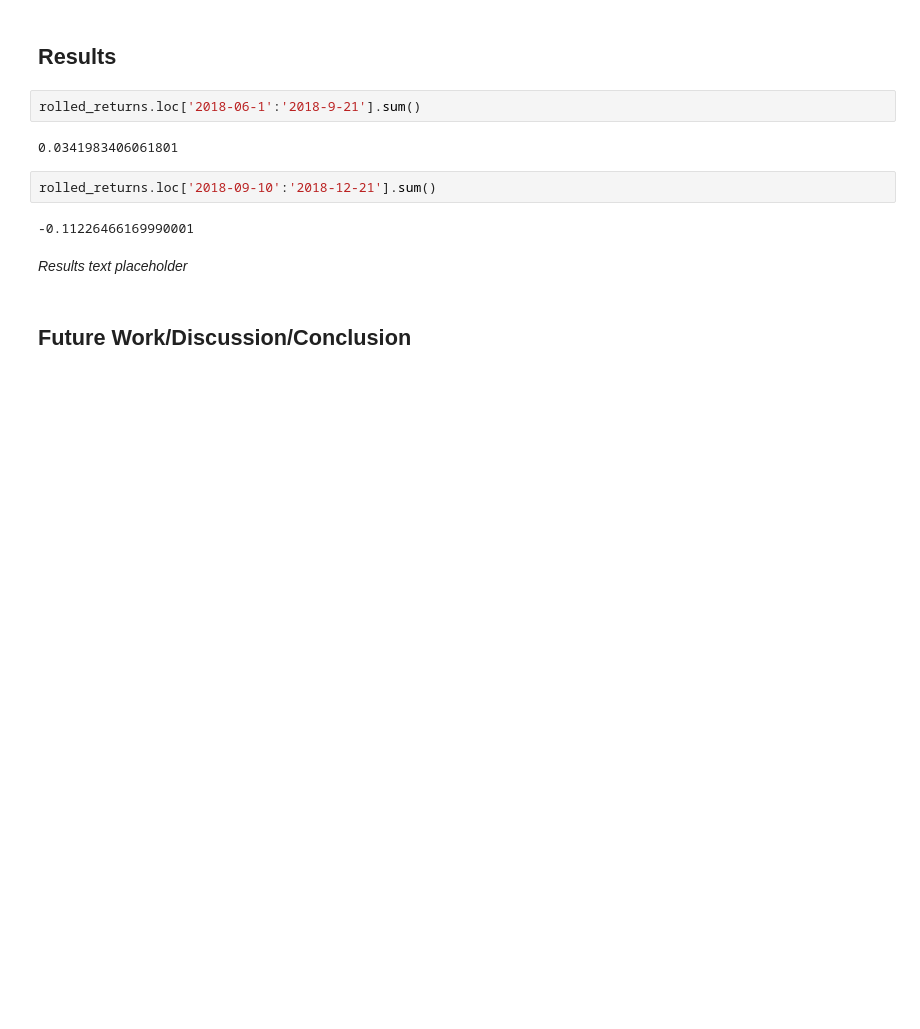
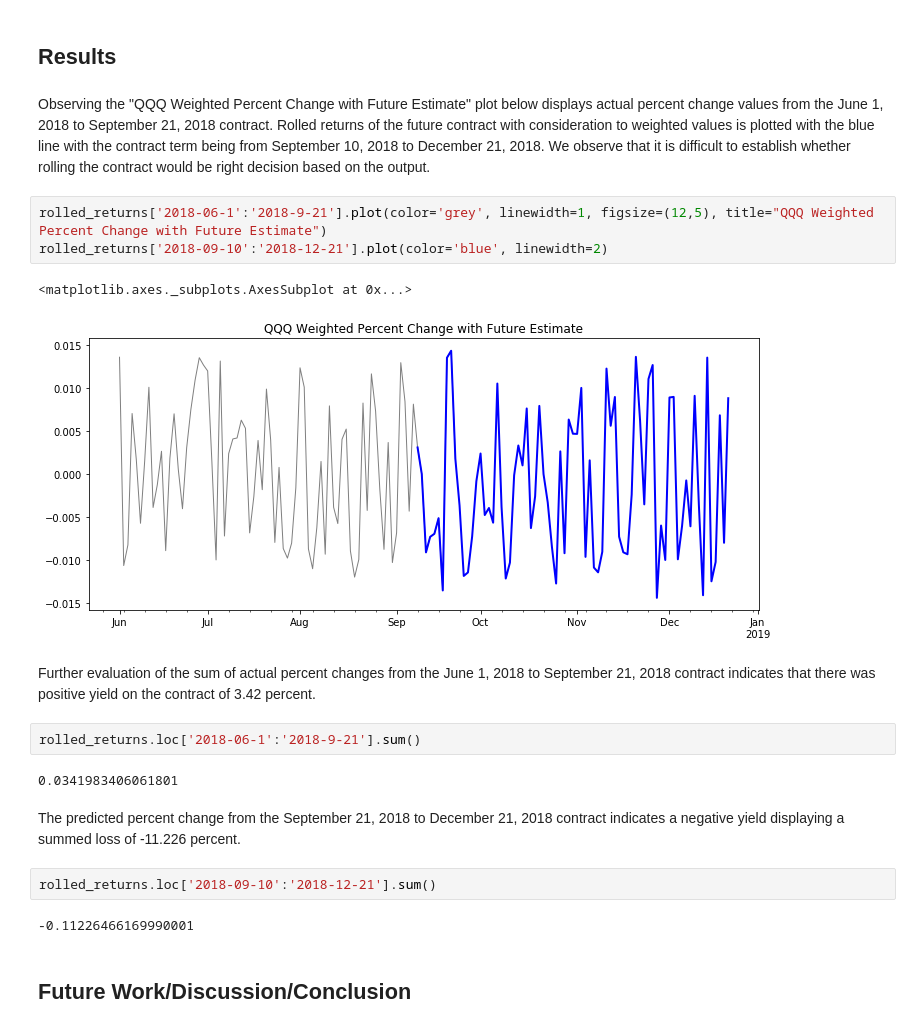
Before and after one commit to aasuncion/7333-Quant-World, a Jupyter notebook: Case4-Master-v4.ipynb, the cells around one changed output. Cells and saved outputs as stored; diff of their text form; blank space fills up the shorter version.

```diff
--- a/Case4-Master-v4.ipynb
+++ b/Case4-Master-v4.ipynb
@@ -264,16 +264,26 @@ rolled_returns.loc['2018-09-10':'2018-09-21']
 Freq: B, dtype: float64
 # %% [markdown]
 ## Results
+# %% [markdown]
+Observing the "QQQ Weighted Percent Change with Future Estimate" plot below displays actual percent change values from the June 1, 2018 to September 21, 2018 contract. Rolled returns of the future contract with consideration to weighted values is plotted with the blue line with the contract term being from September 10, 2018 to December 21, 2018. We observe that it is difficult to establish whether rolling the contract would be right decision based on the output.
+# %%
+rolled_returns['2018-06-1':'2018-9-21'].plot(color='grey', linewidth=1, figsize=(12,5), title="QQQ Weighted Percent Change with Future Estimate")
+rolled_returns['2018-09-10':'2018-12-21'].plot(color='blue', linewidth=2)
+# %% [output]
+<matplotlib.axes._subplots.AxesSubplot at 0x...>
+[figure, added]
+# %% [markdown]
+Further evaluation of the sum of actual percent changes from the June 1, 2018 to September 21, 2018 contract indicates that there was positive yield on the contract of 3.42 percent.
 # %%
 rolled_returns.loc['2018-06-1':'2018-9-21'].sum()
 # %% [output]
 0.0341983406061801
+# %% [markdown]
+The predicted percent change from the September 21, 2018 to December 21, 2018 contract indicates a negative yield displaying a summed loss of -11.226 percent.
 # %%
 rolled_returns.loc['2018-09-10':'2018-12-21'].sum()
 # %% [output]
 -0.11226466169990001
-# %% [markdown]
-*Results text placeholder*
 # %% [markdown]
 ## Future Work/Discussion/Conclusion
 # %% [markdown]
```
Also changed, not shown: parts of 4 cells of this notebook.
